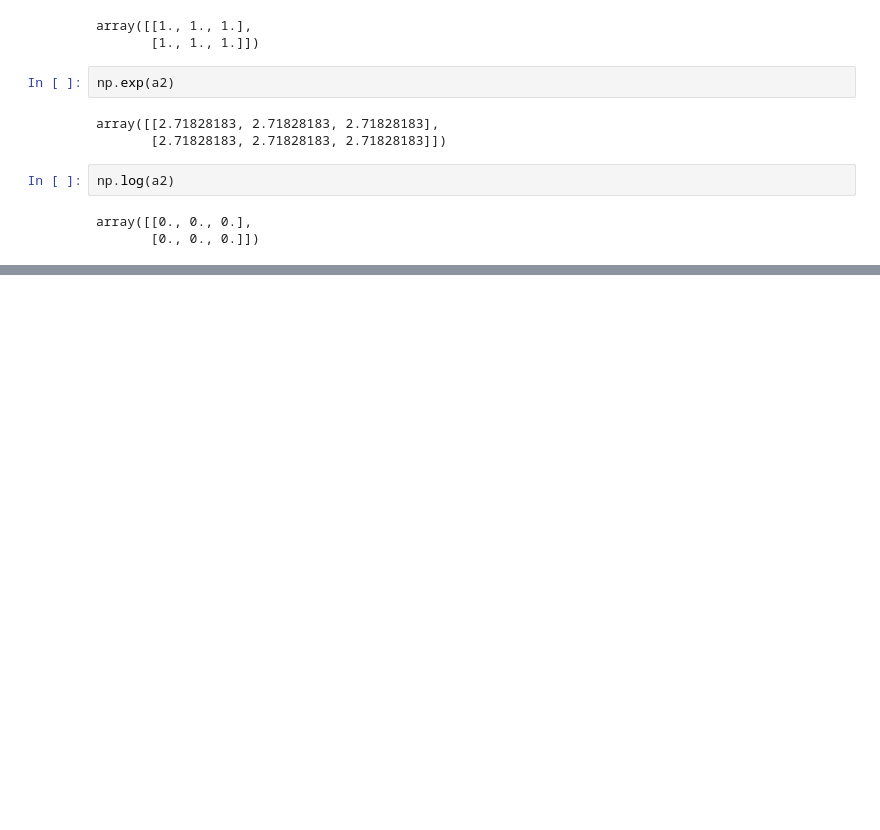
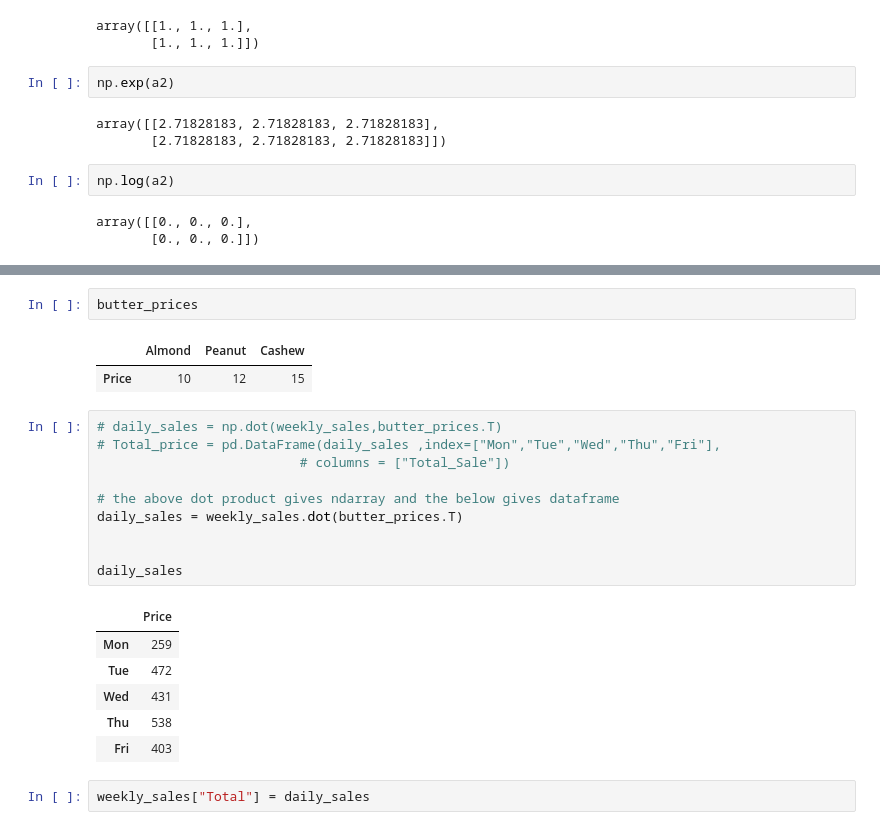
Before and after one commit to amankr2301/jules-test-repo, a Jupyter notebook: numpy-final.ipynb, the cells around one changed output, grey strips where cells are left out. Cells and saved outputs as stored; diff of their text form; blank space fills up the shorter version.

```diff
--- a/numpy-final.ipynb
+++ b/numpy-final.ipynb
@@ -241,0 +444,24 @@ array([[0., 0., 0.],
+# %%
+butter_prices
+# %% [output]
+|  | Almond | Peanut | Cashew |
+| Price | 10 | 12 | 15 |
+# %%
+# daily_sales = np.dot(weekly_sales,butter_prices.T)
+# Total_price = pd.DataFrame(daily_sales ,index=["Mon","Tue","Wed","Thu","Fri"],
+                          # columns = ["Total_Sale"])
+
+# the above dot product gives ndarray and the below gives dataframe
+daily_sales = weekly_sales.dot(butter_prices.T)
+
+
+daily_sales
+# %% [output]
+|  | Price |
+| Mon | 259 |
+| Tue | 472 |
+| Wed | 431 |
+| Thu | 538 |
+| Fri | 403 |
+# %%
+weekly_sales["Total"] = daily_sales
```
Also changed, not shown: parts of 37 cells of this notebook.
